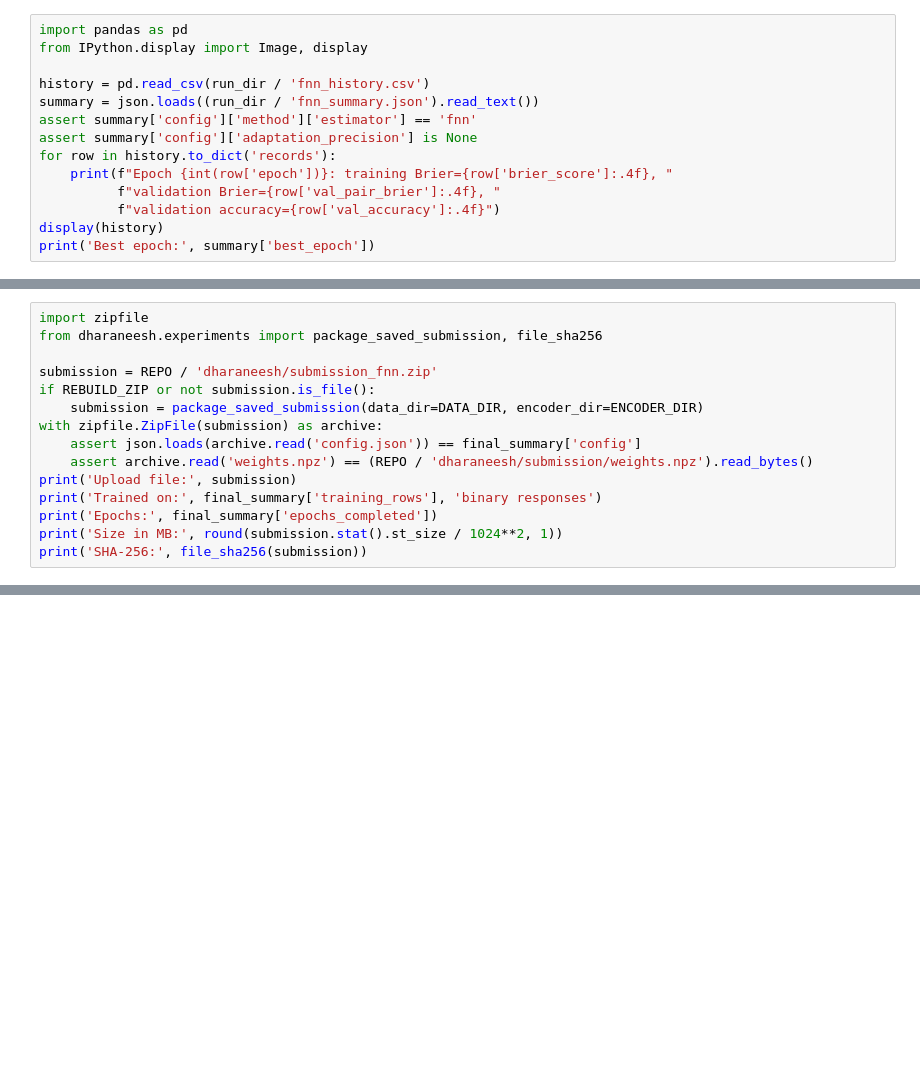
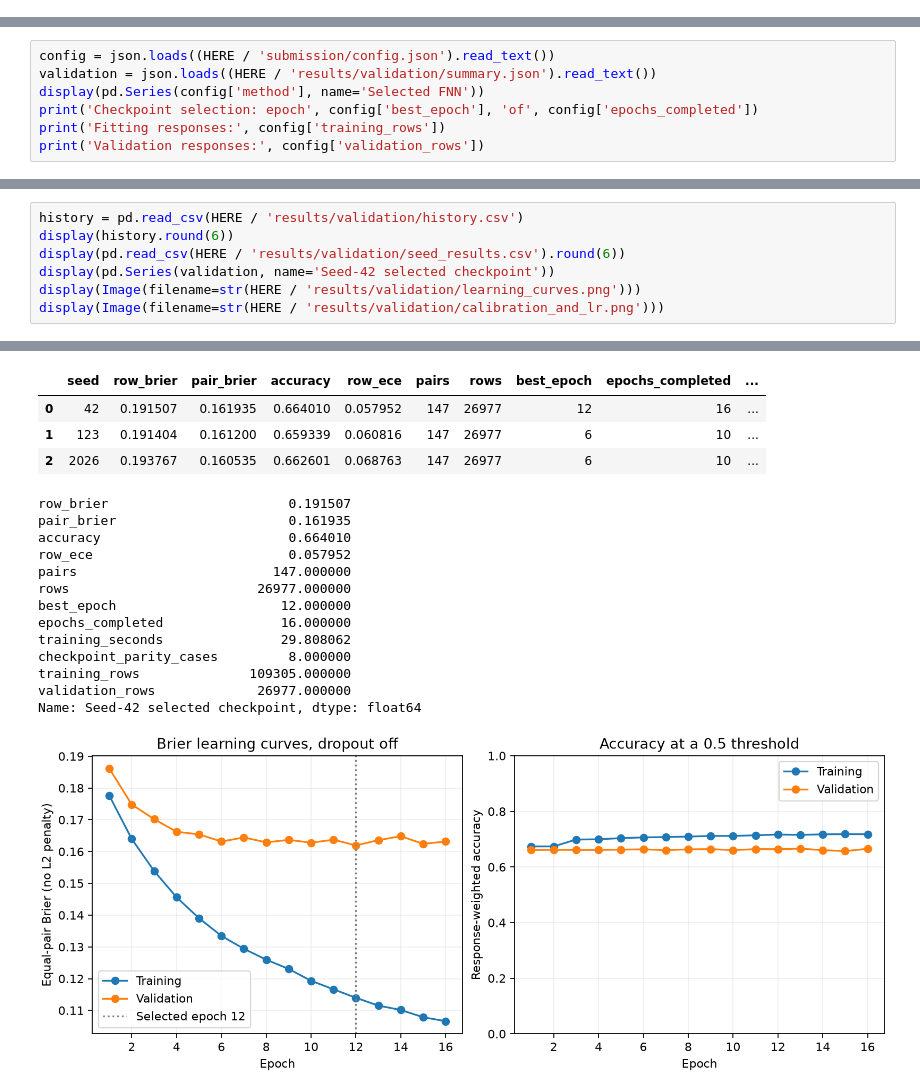
Before and after one commit to stevenwoodrum/dl-project, a Jupyter notebook: dharaneesh/Approach1_Experiments.ipynb, the cells around one changed output, grey strips where cells are left out. Saved outputs shown, nothing was run; the diff lists cells and outputs as text; blank space fills up the shorter version.

Commit message:
Keep combined text-window FNN and prepare submission

```diff
--- a/dharaneesh/Approach1_Experiments.ipynb
+++ b/dharaneesh/Approach1_Experiments.ipynb
@@ -50,14 +25,0 @@ Displaying the recorded prompt-split experiment.
-# %%
-import pandas as pd
-from IPython.display import Image, display
-
-history = pd.read_csv(run_dir / 'fnn_history.csv')
-summary = json.loads((run_dir / 'fnn_summary.json').read_text())
-assert summary['config']['method']['estimator'] == 'fnn'
-assert summary['config']['adaptation_precision'] is None
-for row in history.to_dict('records'):
-    print(f"Epoch {int(row['epoch'])}: training Brier={row['brier_score']:.4f}, "
-          f"validation Brier={row['val_pair_brier']:.4f}, "
-          f"validation accuracy={row['val_accuracy']:.4f}")
-display(history)
-print('Best epoch:', summary['best_epoch'])
@@ -229,15 +25,0 @@ Upload `submission_fnn.zip` on CodaBench. It contains the final full-data FNN, p
-# %%
-import zipfile
-from dharaneesh.experiments import package_saved_submission, file_sha256
-
-submission = REPO / 'dharaneesh/submission_fnn.zip'
-if REBUILD_ZIP or not submission.is_file():
-    submission = package_saved_submission(data_dir=DATA_DIR, encoder_dir=ENCODER_DIR)
-with zipfile.ZipFile(submission) as archive:
-    assert json.loads(archive.read('config.json')) == final_summary['config']
-    assert archive.read('weights.npz') == (REPO / 'dharaneesh/submission/weights.npz').read_bytes()
-print('Upload file:', submission)
-print('Trained on:', final_summary['training_rows'], 'binary responses')
-print('Epochs:', final_summary['epochs_completed'])
-print('Size in MB:', round(submission.stat().st_size / 1024**2, 1))
-print('SHA-256:', file_sha256(submission))
@@ -249,0 +34,7 @@ SHA-256: 45da83afcbbfb327871a960d78aeff438e521e3ba44508678d0589891169a652
+# %%
+config = json.loads((HERE / 'submission/config.json').read_text())
+validation = json.loads((HERE / 'results/validation/summary.json').read_text())
+display(pd.Series(config['method'], name='Selected FNN'))
+print('Checkpoint selection: epoch', config['best_epoch'], 'of', config['epochs_completed'])
+print('Fitting responses:', config['training_rows'])
+print('Validation responses:', config['validation_rows'])
@@ -249,0 +61,8 @@ SHA-256: 45da83afcbbfb327871a960d78aeff438e521e3ba44508678d0589891169a652
+# %%
+history = pd.read_csv(HERE / 'results/validation/history.csv')
+display(history.round(6))
+display(pd.read_csv(HERE / 'results/validation/seed_results.csv').round(6))
+display(pd.Series(validation, name='Seed-42 selected checkpoint'))
+display(Image(filename=str(HERE / 'results/validation/learning_curves.png')))
+display(Image(filename=str(HERE / 'results/validation/calibration_and_lr.png')))
+# %% [output]
@@ -249,0 +86,18 @@ SHA-256: 45da83afcbbfb327871a960d78aeff438e521e3ba44508678d0589891169a652
+|  | seed | row_brier | pair_brier | accuracy | row_ece | pairs | rows | best_epoch | epochs_completed | ... |
+| 0 | 42 | 0.191507 | 0.161935 | 0.664010 | 0.057952 | 147 | 26977 | 12 | 16 | ... |
+| 1 | 123 | 0.191404 | 0.161200 | 0.659339 | 0.060816 | 147 | 26977 | 6 | 10 | ... |
+| 2 | 2026 | 0.193767 | 0.160535 | 0.662601 | 0.068763 | 147 | 26977 | 6 | 10 | ... |
+row_brier                       0.191507
+pair_brier                      0.161935
+accuracy                        0.664010
+row_ece                         0.057952
+pairs                         147.000000
+rows                        26977.000000
+best_epoch                     12.000000
+epochs_completed               16.000000
+training_seconds               29.808062
+checkpoint_parity_cases         8.000000
+training_rows              109305.000000
+validation_rows             26977.000000
+Name: Seed-42 selected checkpoint, dtype: float64
+[figure, added]
```
Also changed, not shown: parts of 32 cells of this notebook, 46 other files.
